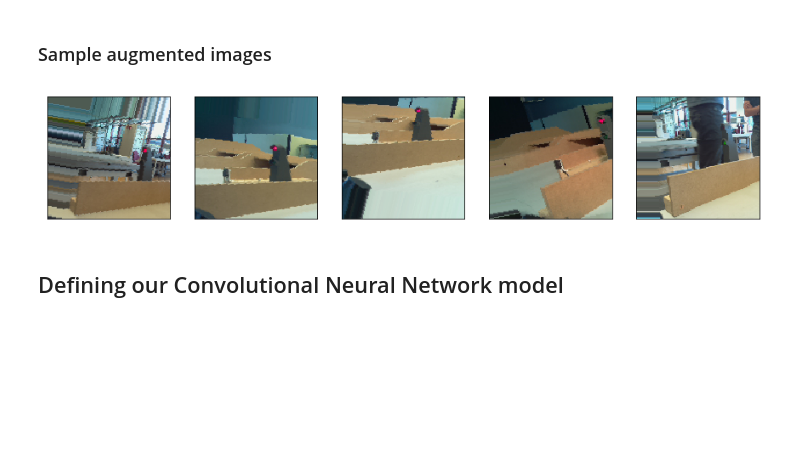
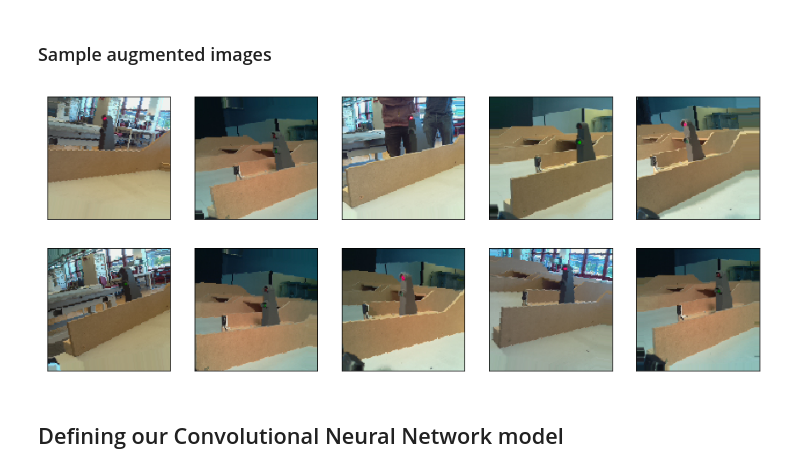
Before and after one commit to eduDorus/pren, a Jupyter notebook: keras/Crosslight Detection Model.ipynb, the cells around one changed output. Cells and saved outputs as stored; diff of their text form; code cells hidden in the pictures; blank space fills up the shorter version.

```diff
--- a/keras/Crosslight Detection Model.ipynb
+++ b/keras/Crosslight Detection Model.ipynb
@@ -17,12 +17,12 @@ image_width = 128
 
 # this is the augmentation configuration we will use for training
 train_datagen = ImageDataGenerator(
-        rotation_range=20,
-        width_shift_range=0.2,
-        height_shift_range=0.2,
+        rotation_range=15,
+        width_shift_range=0.10,
+        height_shift_range=0.10,
         rescale=1./255,
-        shear_range=0.15,
-        zoom_range=0.15,
+        shear_range=0.10,
+        zoom_range=0.10,
         horizontal_flip=False,
         fill_mode='nearest')
 
@@ -53,23 +53,23 @@ Found 24 images belonging to 2 classes.
 # %%
 import matplotlib.pyplot as plt
 
 stop = 1
 plt.figure(figsize=(15, 6))
 n = 5
 
 for batch in train_generator:
     # display original
     ax = plt.subplot(2, n, stop)
     plt.imshow(batch[0][0])
     ax.get_xaxis().set_visible(False)
     ax.get_yaxis().set_visible(False)
 
-    stop +=1
-    if stop>5:
+    stop += 1
+    if stop > 10:
         break
 plt.show()
 # %% [output]
-[figure, old version]
+[figure, new version]
 # %% [markdown]
 ## Defining our Convolutional Neural Network model
 # %% [markdown]
```
Also changed, not shown: parts of 3 cells of this notebook, 4 other files.
